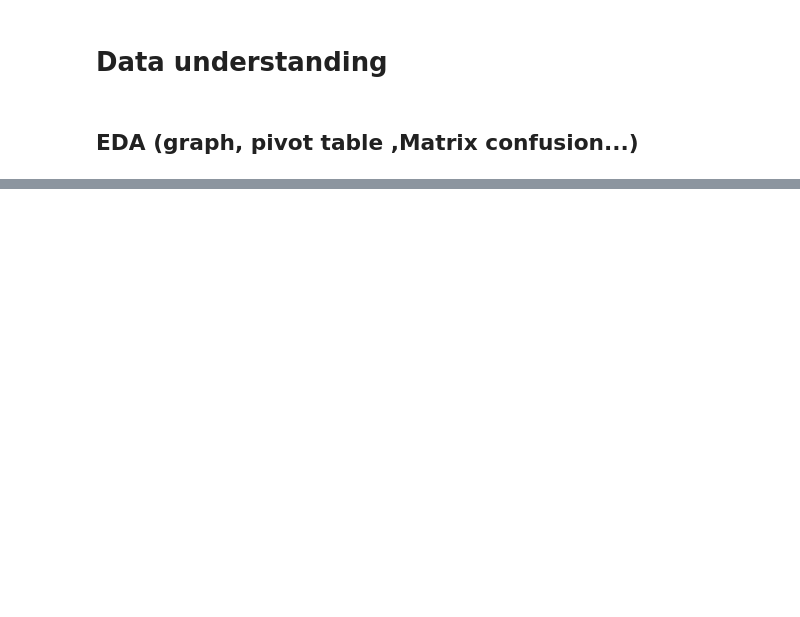
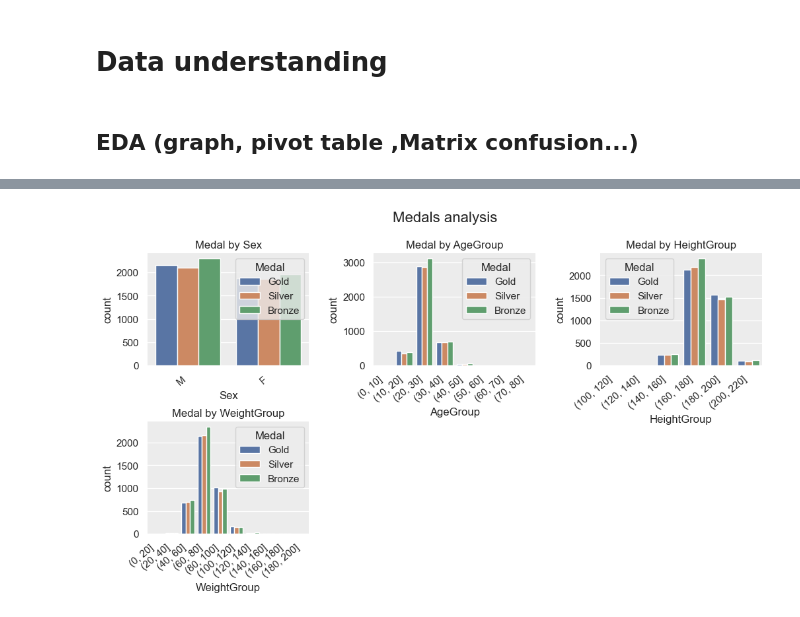
Before and after one commit to nastoo/tp-methodes-pour-analytique, a Jupyter notebook: Projet.ipynb, the cells around one changed output, grey strips where cells are left out. Drawn from its saved outputs; the diff is of its cells as text; code cells hidden in the pictures; blank space fills up the shorter version.

```diff
--- a/Projet.ipynb
+++ b/Projet.ipynb
@@ -197,0 +196,2 @@ def optimize_data_types(df):
+# %%
+df=pd.read_csv('data/data_FLO_without_NaN.csv',sep=',')
@@ -197,0 +313,13 @@ def optimize_data_types(df):
+# %%
+# Grouper les données par équipe, événement, année et sexe, puis compter le nombre de médailles pour chaque groupe
+grouped = df.groupby(['Team', 'Event', 'Year', 'Sex'])['Medal'].count().reset_index()
+
+# Filtrer les groupes où le nombre de médailles est supérieur à 1
+sports_collectifs = grouped[grouped['Medal'] > 1]
+
+# Obtenir une liste des événements collectifs
+events_collectifs = sports_collectifs['Event'].unique()
+
+# Créer une nouvelle colonne dans le DataFrame pour indiquer si un événement est collectif ou individuel
+df['Type_sport'] = df['Event'].apply(lambda x: 'Collectif' if x in events_collectifs else 'Solo')
+print(df[['Event', 'Type_sport']])
@@ -238,0 +418,2 @@ Effectivement notre base de données possède de nombreuses valeurs manquantes
+# %%
+df = df[df['Medal'] != 'Pas_medaille']
@@ -238,0 +449,2 @@ Effectivement notre base de données possède de nombreuses valeurs manquantes
+# %%
+attrs = ['Sex', 'AgeGroup', 'HeightGroup', 'WeightGroup'] # attrs permet de sélectionner les colonnes à afficher
@@ -238,0 +453,22 @@ Effectivement notre base de données possède de nombreuses valeurs manquantes
+# %%
+# EDA avec Seaborn
+import seaborn as sns
+import matplotlib.pyplot as plt
+
+sns.set(style="dark")
+
+figure = plt.figure(figsize=(12, 8))
+figure.suptitle('Medals analysis', fontsize=16)
+plt.rc('axes', facecolor='#ececec', edgecolor='none', axisbelow=True, grid=True)
+plt.rc('grid', color='w', linestyle='solid')
+# Add spacing between subplots
+plt.subplots_adjust(top=0.9, bottom=0.05, hspace=0.5, wspace=0.4)  # Adjust bottom value to create more space
+
+for i, col in enumerate(attrs):
+    plt.subplot(3, 3, i+1)  # Adjust the subplot parameters according to the number of attributes
+    plt.xticks(rotation=40, horizontalalignment='right')
+    sns.countplot(x=col, hue='Medal', data=df).set_title('Medal by '+col)
+
+plt.show()
+# %% [output]
+[figure, added]
```
Also changed, not shown: parts of 43 cells of this notebook.
